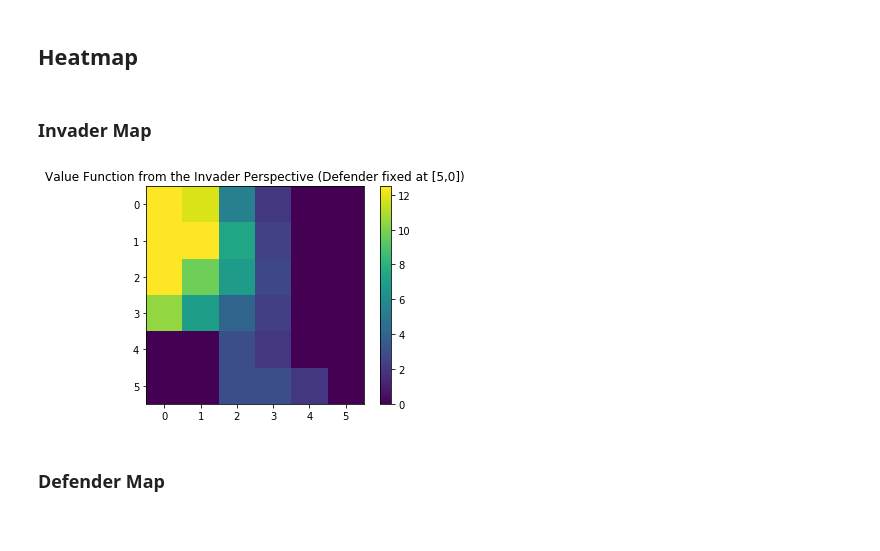
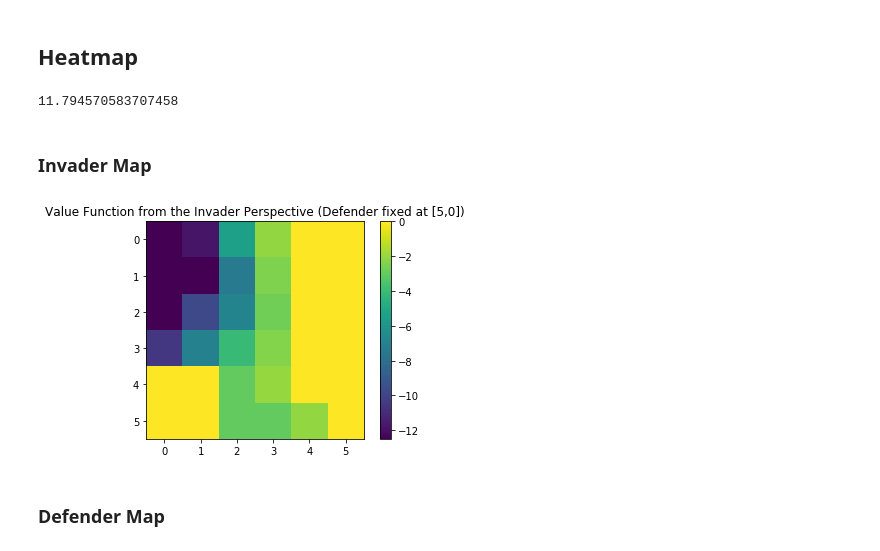
Before and after one commit to aarontan-git/multi_agent_learning, a Jupyter notebook: Notebooks/minimaxq_pickle.ipynb, the cells around one changed output. Drawn from its saved outputs; the diff is of its cells as text; code cells hidden in the pictures.

Commit message:
fixed reward for value iteration

```diff
--- a/Notebooks/minimaxq_pickle.ipynb
+++ b/Notebooks/minimaxq_pickle.ipynb
@@ -527,6 +495,10 @@ for state in invader_defender.game_state_list:
     Q_state_list.append(Q_state)
 # %%
 Q_state_dict = dict(zip(state_list, Q_state_list))
+# %%
+Q[(5,0,0,0,0,0)]
+# %% [output]
+11.794570583707458
 # %% [markdown]
 ### Invader Map
 # %%
@@ -538,15 +510,15 @@ for invader_state in invader_defender.states:
 # %%
 invader_map = np.zeros([6,6])
 for state in fixed_defender_state_list:
-    invader_map[state[2], state[3]] = max(Q_state_dict[state]) # -1 for invaders perspective
+    invader_map[state[2], state[3]] = max(Q_state_dict[state])*-1  # -1 for invaders perspective
+
+# if the defender is fixed at the bottom left corner, this heatmap shows the invader's rewards
+plt.imshow(invader_map, interpolation='nearest')
+plt.colorbar()
+plt.title('Value Function from the Invader Perspective (Defender fixed at [5,0])')
+plt.show()
+# %% [output]
+[figure, added]
-# %%
-# if the defender is fixed at the bottom left corner, this heatmap shows the invader's rewards
-plt.imshow(invader_map, interpolation='nearest')
-plt.colorbar()
-plt.title('Value Function from the Invader Perspective (Defender fixed at [5,0])')
-plt.show()
-# %% [output]
-[figure, removed]
 # %% [markdown]
 ### Defender Map
 # %%
```
Also changed, not shown: parts of 13 cells of this notebook, 5 other files.
